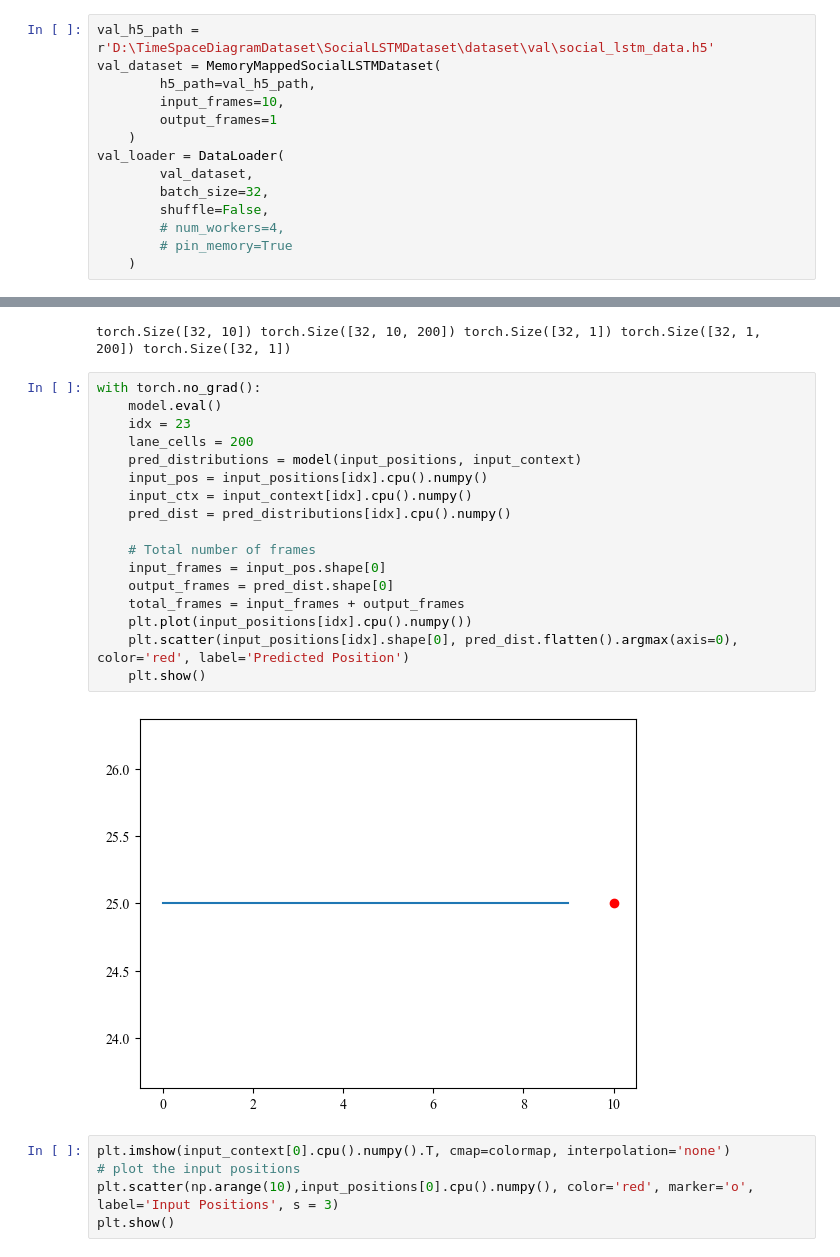
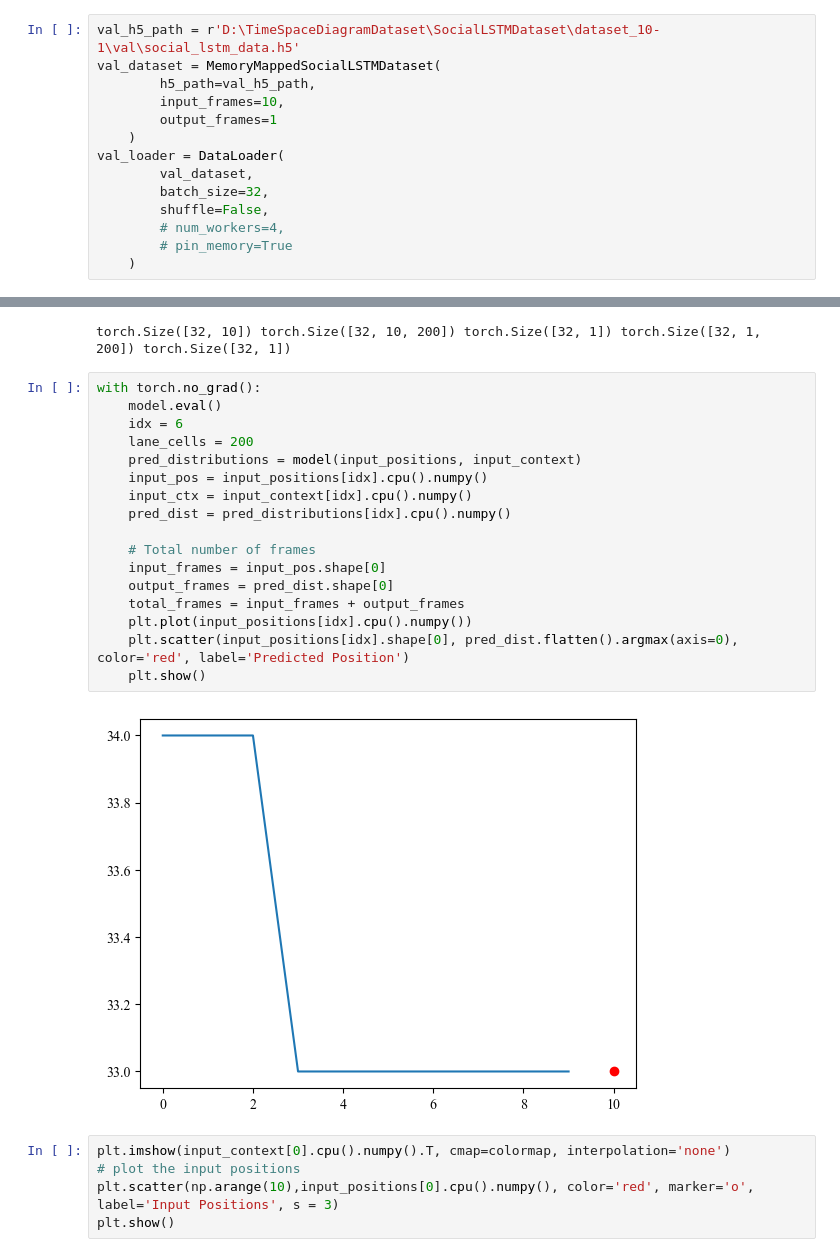
Before and after one commit to jksdbks123/Lidar-Tracker, a Jupyter notebook: ContextAware/DeepLearning/SocialLSTM/TestSocial.ipynb, the cells around one changed output, grey strips where cells are left out. Cells and saved outputs as stored; diff of their text form.

```diff
--- a/ContextAware/DeepLearning/SocialLSTM/TestSocial.ipynb
+++ b/ContextAware/DeepLearning/SocialLSTM/TestSocial.ipynb
@@ -40,7 +40,7 @@ model.load_state_dict(torch.load(model_path,weights_only=False)['model_state_dic
 # %% [output]
 <All keys matched successfully>
 # %%
-val_h5_path = r'D:\TimeSpaceDiagramDataset\SocialLSTMDataset\dataset\val\social_lstm_data.h5'
+val_h5_path = r'D:\TimeSpaceDiagramDataset\SocialLSTMDataset\dataset_10-1\val\social_lstm_data.h5'
 val_dataset = MemoryMappedSocialLSTMDataset(
         h5_path=val_h5_path,
         input_frames=10,
@@ -70,22 +70,22 @@ torch.Size([32, 10]) torch.Size([32, 10, 200]) torch.Size([32, 1]) torch.Size([3
 # %%
 with torch.no_grad():
     model.eval()
-    idx = 23
+    idx = 6
     lane_cells = 200
     pred_distributions = model(input_positions, input_context)
     input_pos = input_positions[idx].cpu().numpy()
     input_ctx = input_context[idx].cpu().numpy()
     pred_dist = pred_distributions[idx].cpu().numpy()
 
     # Total number of frames
     input_frames = input_pos.shape[0]
     output_frames = pred_dist.shape[0]
     total_frames = input_frames + output_frames
     plt.plot(input_positions[idx].cpu().numpy())
     plt.scatter(input_positions[idx].shape[0], pred_dist.flatten().argmax(axis=0), color='red', label='Predicted Position')
     plt.show()
 # %% [output]
-[figure, old version]
+[figure, new version]
 # %%
 plt.imshow(input_context[0].cpu().numpy().T, cmap=colormap, interpolation='none')
 # plot the input positions
```
Also changed, not shown: parts of 1 cell of this notebook, 9 other files.
